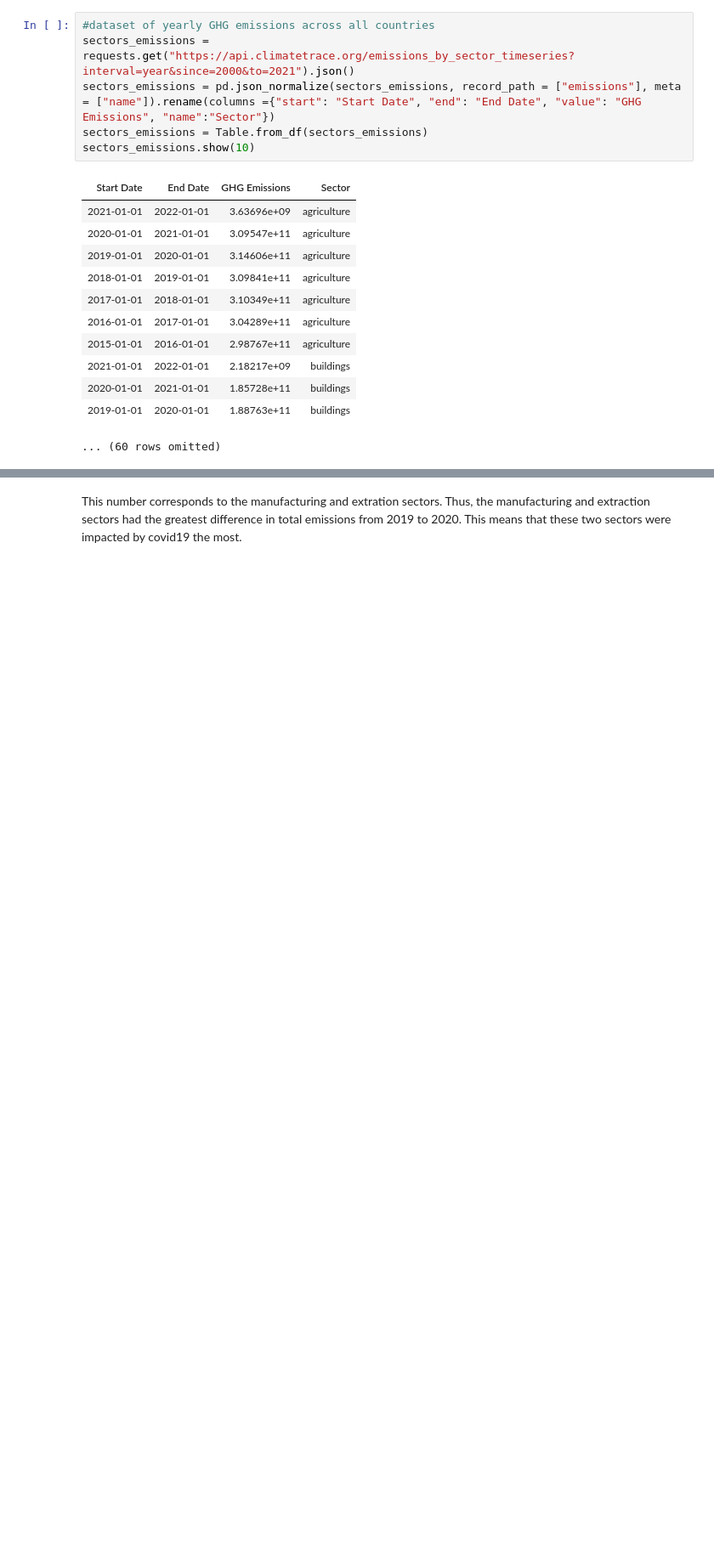
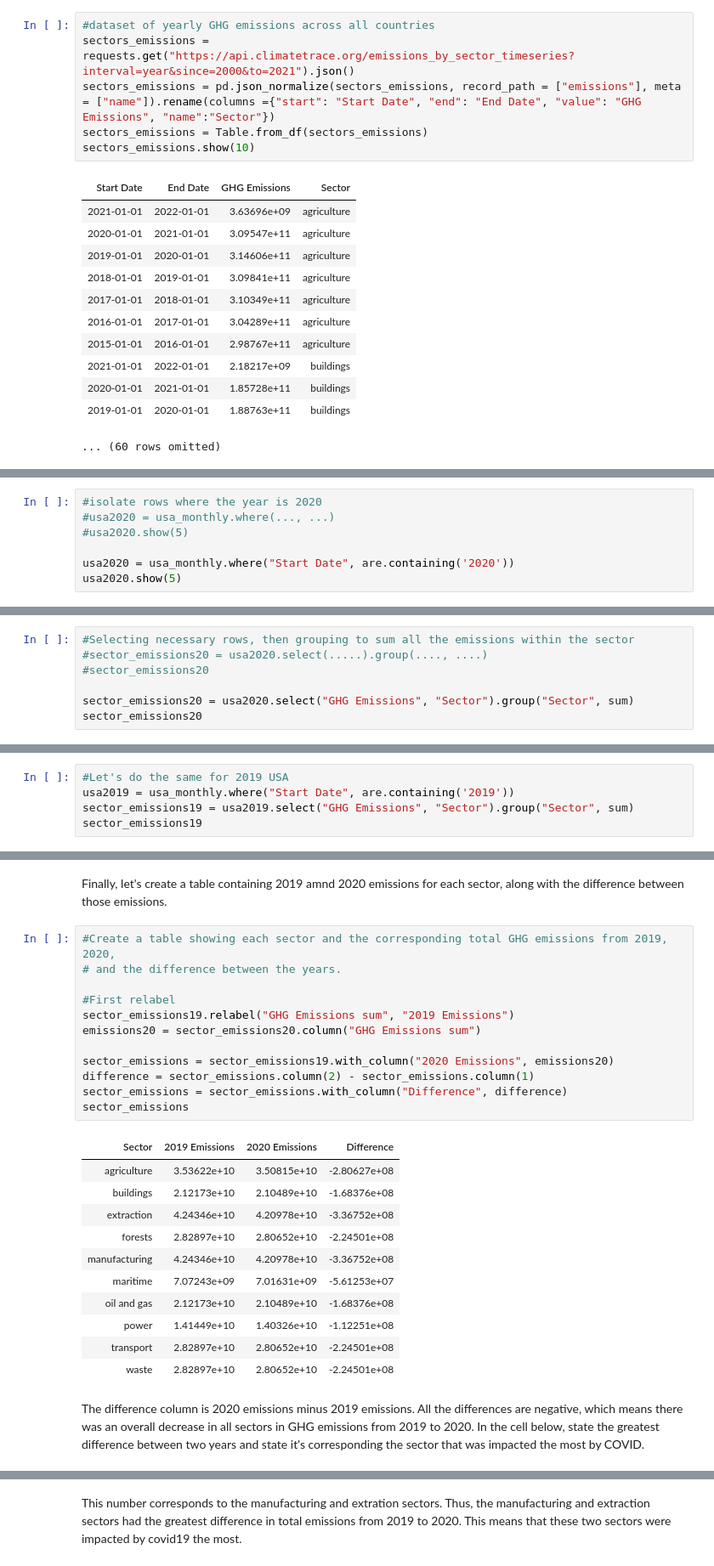
Before and after one commit to ds-modules/DATA88-SP22, a Jupyter notebook: trace01/trace01.ipynb, the cells around one changed output, grey strips where cells are left out. Shown at 85% size. Saved outputs shown, nothing was run; the diff lists cells and outputs as text; blank space fills up the shorter version.

```diff
--- a/trace01/trace01.ipynb
+++ b/trace01/trace01.ipynb
@@ -249,0 +134,7 @@ max(sector_emissions.column(3))
+# %%
+#isolate rows where the year is 2020
+#usa2020 = usa_monthly.where(..., ...)
+#usa2020.show(5)
+
+usa2020 = usa_monthly.where("Start Date", are.containing('2020'))
+usa2020.show(5)
@@ -249,0 +212,7 @@ max(sector_emissions.column(3))
+# %%
+#Selecting necessary rows, then grouping to sum all the emissions within the sector
+#sector_emissions20 = usa2020.select(.....).group(...., ....)
+#sector_emissions20
+
+sector_emissions20 = usa2020.select("GHG Emissions", "Sector").group("Sector", sum)
+sector_emissions20
@@ -249,0 +231,5 @@ max(sector_emissions.column(3))
+# %%
+#Let's do the same for 2019 USA
+usa2019 = usa_monthly.where("Start Date", are.containing('2019'))
+sector_emissions19 = usa2019.select("GHG Emissions", "Sector").group("Sector", sum)
+sector_emissions19
@@ -249,0 +248,28 @@ max(sector_emissions.column(3))
+# %% [markdown]
+Finally, let's create a table containing 2019 amnd 2020 emissions for each sector, along with the difference between those emissions.
+# %%
+#Create a table showing each sector and the corresponding total GHG emissions from 2019, 2020,
+# and the difference between the years.
+
+#First relabel
+sector_emissions19.relabel("GHG Emissions sum", "2019 Emissions")
+emissions20 = sector_emissions20.column("GHG Emissions sum")
+
+sector_emissions = sector_emissions19.with_column("2020 Emissions", emissions20)
+difference = sector_emissions.column(2) - sector_emissions.column(1)
+sector_emissions = sector_emissions.with_column("Difference", difference)
+sector_emissions
+# %% [output]
+| Sector | 2019 Emissions | 2020 Emissions | Difference |
+| agriculture | 3.53622e+10 | 3.50815e+10 | -2.80627e+08 |
+| buildings | 2.12173e+10 | 2.10489e+10 | -1.68376e+08 |
+| extraction | 4.24346e+10 | 4.20978e+10 | -3.36752e+08 |
+| forests | 2.82897e+10 | 2.80652e+10 | -2.24501e+08 |
+| manufacturing | 4.24346e+10 | 4.20978e+10 | -3.36752e+08 |
+| maritime | 7.07243e+09 | 7.01631e+09 | -5.61253e+07 |
+| oil and gas | 2.12173e+10 | 2.10489e+10 | -1.68376e+08 |
+| power | 1.41449e+10 | 1.40326e+10 | -1.12251e+08 |
+| transport | 2.82897e+10 | 2.80652e+10 | -2.24501e+08 |
+| waste | 2.82897e+10 | 2.80652e+10 | -2.24501e+08 |
+# %% [markdown]
+The difference column is 2020 emissions minus 2019 emissions. All the differences are negative, which means there was an overall decrease in all sectors in GHG emissions from 2019 to 2020. In the cell below, state the greatest difference between two years and state it's corresponding the sector that was impacted the most by COVID.
```
Also changed, not shown: parts of 49 cells of this notebook, 1 other file.
